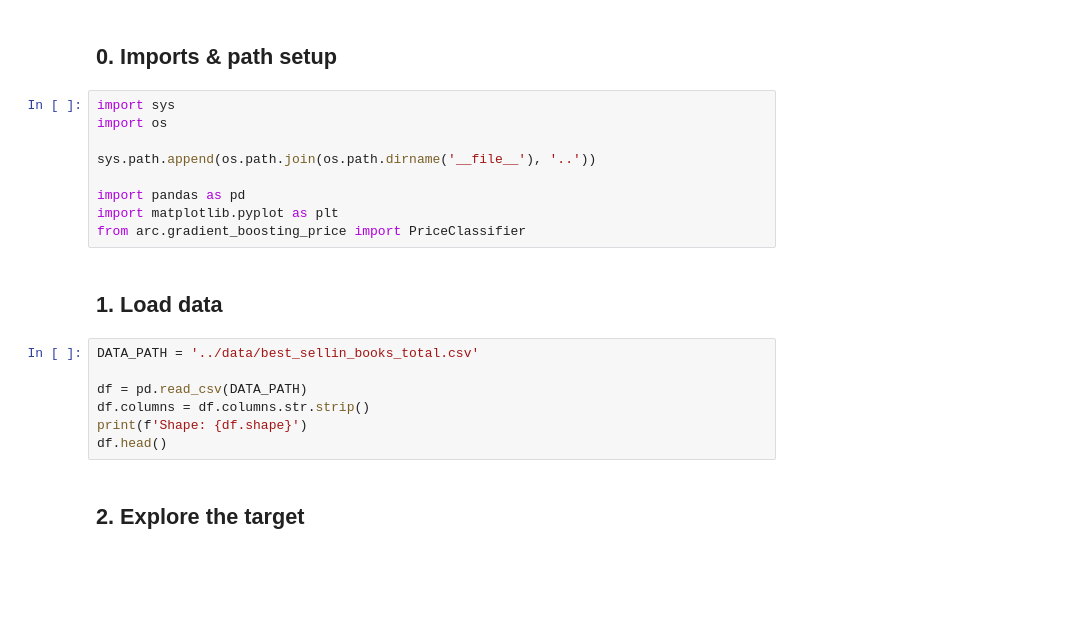
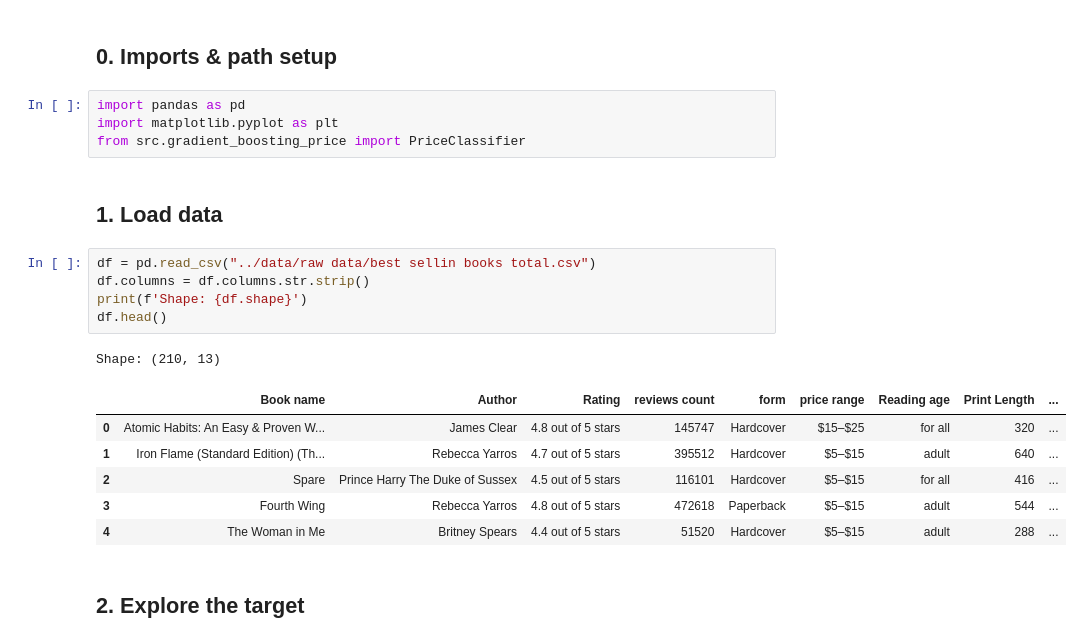
Before and after one commit to alexisannm04/CHE4230-Group-Project, a Jupyter notebook: models/model_2_gradient_boosting_price.ipynb, the cells around one changed output. Drawn from its saved outputs; the diff is of its cells as text; blank space fills up the shorter version.

```diff
--- a/models/model_2_gradient_boosting_price.ipynb
+++ b/models/model_2_gradient_boosting_price.ipynb
@@ -13,23 +1,24 @@ project/
 # %% [markdown]
 ## 0. Imports & path setup
 # %%
-import sys
-import os
-
-sys.path.append(os.path.join(os.path.dirname('__file__'), '..'))
-
 import pandas as pd
 import matplotlib.pyplot as plt
-from arc.gradient_boosting_price import PriceClassifier
+from src.gradient_boosting_price import PriceClassifier
 # %% [markdown]
 ## 1. Load data
 # %%
-DATA_PATH = '../data/best_sellin_books_total.csv'
-
-df = pd.read_csv(DATA_PATH)
+df = pd.read_csv("../data/raw data/best sellin books total.csv")
 df.columns = df.columns.str.strip()
 print(f'Shape: {df.shape}')
 df.head()
+# %% [output]
+Shape: (210, 13)
+|  | Book name | Author | Rating | reviews count | form | price range | Reading age | Print Length | ... |
+| 0 | Atomic Habits: An Easy & Proven W... | James Clear | 4.8 out of 5 stars | 145747 | Hardcover | $15–$25 | for all | 320 | ... |
+| 1 | Iron Flame (Standard Edition) (Th... | Rebecca Yarros | 4.7 out of 5 stars | 395512 | Hardcover | $5–$15 | adult | 640 | ... |
+| 2 | Spare | Prince Harry The Duke of Sussex | 4.5 out of 5 stars | 116101 | Hardcover | $5–$15 | for all | 416 | ... |
+| 3 | Fourth Wing | Rebecca Yarros | 4.8 out of 5 stars | 472618 | Paperback | $5–$15 | adult | 544 | ... |
+| 4 | The Woman in Me | Britney Spears | 4.4 out of 5 stars | 51520 | Hardcover | $5–$15 | adult | 288 | ... |
 # %% [markdown]
 ## 2. Explore the target
 # %%
```
Also changed, not shown: parts of 8 cells of this notebook, 1 other file.
